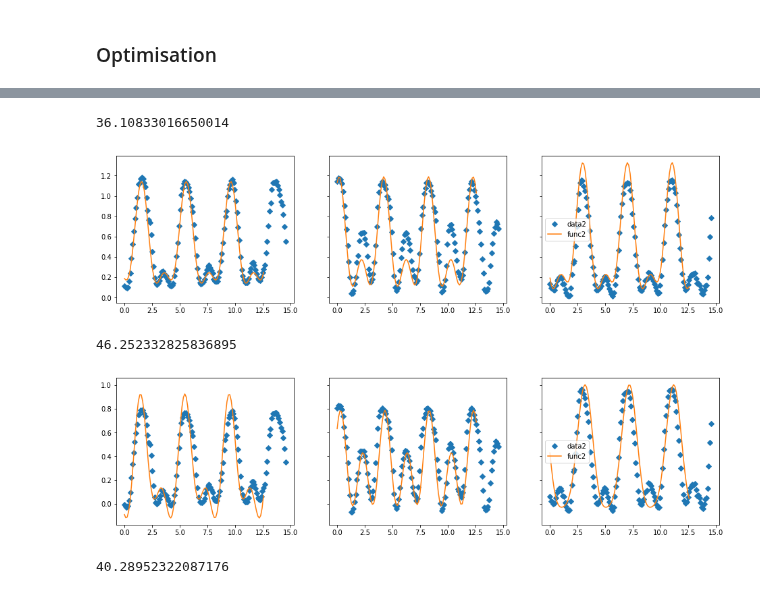
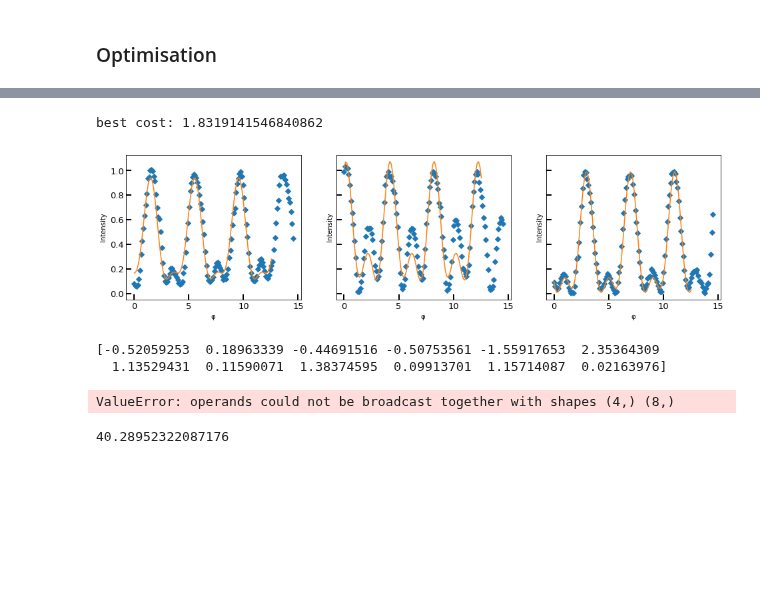
Before and after one commit to DaniloZZZ/quantTechLab, a Jupyter notebook: Fit/Vis-Anneal.ipynb, the cells around one changed output, grey strips where cells are left out. Saved outputs shown, nothing was run; the diff lists cells and outputs as text; code cells hidden in the pictures; blank space fills up the shorter version.

```diff
--- a/Fit/Vis-Anneal.ipynb
+++ b/Fit/Vis-Anneal.ipynb
@@ -105,7 +89,19 @@ plt.plot(data[0][14:30])
 # %%
 def func(x):
     return np.abs(np.square(prob_part(0,0,0,0,phi=x)))
-def plot3(func,on_same=False):
+def set_fonts_ticks(fig,ax):
+    fontsize =16
+    try:
+        ax.set(xlabel=' φ ')
+        ax.set(ylabel=' Intensity ')
+    except:
+        plt.ylabel(' Intensity ', fontsize=fontsize)
+        plt.xlabel(' φ ',fontsize=fontsize)
+
+    ax.tick_params(axis="y",direction="in",labelsize=13,width=2,length=8)
+    ax.tick_params(axis="x",direction="in",labelsize=13,width=2,length=8)
+def plot3(func,points_data=(pts,data),on_same=False):
+    pts,data = points_data
     lin,d = sampl(func,0,12.56,100)
     d = np.array(d).T
     %matplotlib inline
@@ -113,15 +109,18 @@ def plot3(func,on_same=False):
     if on_same:
         plt.figure(figsize=fs)
         ax =[plt,plt,plt]
+        f = plt
     else:
         f,ax = plt.subplots(1,3,figsize=fs,sharey=True)
     for i in range(3):
-        ax[i].plot(pts,data[i],'D',label='data%i'%i)
-        ax[i].plot(lin,d[i],label='func%i'%i)
-    plt.legend()
+        ax[i].plot(pts,data[i],'D',label='data |%i>'%i)
+        ax[i].plot(lin,d[i],label='func |%i>'%i)
+        set_fonts_ticks(f,ax[i])
+        #ax[i].legend()
+    #plt.legend()
 
 data_orig = data
-transform_fun = lambda x: 1*np.sqrt(np.square(x)*(1+0.3*np.square(x)))
+transform_fun = lambda x: 1*np.sqrt(np.square(x)*(1+0.5*np.power(x,6)))
 data = list(map(transform_fun,data_orig))
 plot3(func,on_same=True)
 # %% [output]
@@ -251,9 +232,16 @@ TypeError: list indices must be integers or slices, not tuple
 unit_all = lambda z,x: np.dot([0,1,0],np.abs(np.square(prob_part(z[0],z[1],z[2],z[3]+z[8]*x, phi=z[4]*x+z[5]))).T)*z[6]+z[7]
 unit_all_sh = lambda z,x: np.abs(np.square(prob_part(z[0],z[1],z[2],z[3]+z[8]*x, phi=z[4]*x+z[5]))).T*z[6]+z[7]
 unit_all = lambda z,x: np.abs(np.square(prob_part(z[0],z[1],z[2],z[3], phi=z[4]*x+z[5]))).T*z[6]+z[7]
+def unit_all_ext(z,x):
+    scale = np.array([z[6],z[8],z[10]]).reshape(-1,1)
+    bias= np.array([z[7],z[9],z[11]]).reshape(-1,1)
+    sq = np.abs(np.square(prob_part(z[0],z[1],z[2],z[3], phi=z[4]*x+z[5]))).T
+    return np.multiply(sq,scale)+bias
 # %%
 
 
-opt = Annealer(unit_all,points_data=(pts,data),energy=0.005)
+opt = Annealer(unit_all_ext,points_data=(pts,data),energy=0.01)
 #opt = Annealer(unit_all_sh,points_data=(pts,data),energy=3)
+start = [ 1.97826339, 0.61469571, -2.23318571, -2.48897276,-1.56313198,-0.26907035,1.55959301, 0.06752256]
+start_1d = [ -4.47259827, -16.59763161,  -0.10024442,  -4.70741011, -1.5601084, 8.85820219,   1.26772687,  -0.01726806]
 # %%
@@ -296,23 +306,32 @@ plt.plot(opt.probs)
 # %%
 %matplotlib inline
-unit_all_1 = lambda z,x: np.abs(np.square(prob_part(z[0],z[1],z[2],z[3], phi=z[4]*x+z[5]))).T*z[6]+z[7]
-best_fun= carr(unit_all,opt.best)
-print(opt.cost(best_fun))
+#opt.best+=np.array([0]*8+[0.05,-0.05,0,0])
+
+best_fun= carr(opt.func,opt.best)
+print('best cost:',opt.cost(best_fun))
 #plot3(lambda x: best_fun(x).T,on_same=True)
-plot3(lambda x: best_fun(x).T)
-#plt.savefig('figs/fitted_cost1.7.eps')
+plot3(lambda x: best_fun(x).T,points_data=(opt.points,opt.data))
+#plt.savefiIg('figs/fitted_cost1.7oooo.eps')
 # %% [output]
-36.10833016650014
+best cost: 1.8319141546840862
-[figure, old version]
+[figure, new version]
 # %%
 %matplotlib inline
 unit_all_1 = lambda z,x: np.abs(np.square(prob_part(z[0],z[1],z[2],z[3], phi=z[4]*x+z[5]))).T*z[6]+z[7]
-best_fun= carr(unit_all_1,opt.best)
+print(opt.best)
+def unit_ideal(z,x):
+    scale = np.array([z[6],z[8],z[10]]).reshape(-1,1)
+    bias= np.array([z[7],z[9],z[11]]).reshape(-1,1)
+    sq = np.abs(np.square(prob_part(z[0],z[1],z[2],z[3], phi=z[4]*x+2.5))).T
+    return np.multiply(sq,scale)+bias
+
+best_fun= carr(unit_ideal,[0,0,0,0]+opt.best[4:])
 print(opt.cost(best_fun))
-plot3(lambda x: best_fun(x).T)
+plot3(lambda x: best_fun(x).T,points_data=(opt.points,data))
 # %% [output]
-46.252332825836895
+[-0.52059253  0.18963339 -0.44691516 -0.50753561 -1.55917653  2.35364309
+  1.13529431  0.11590071  1.38374595  0.09913701  1.15714087  0.02163976]
-[figure, removed]
+ValueError: operands could not be broadcast together with shapes (4,) (8,)
 # %%
 #lin,d = sampl(func,0,12.56,100)
 #d = np.array(d).T
```
Also changed, not shown: parts of 14 cells of this notebook, 5 other files.
